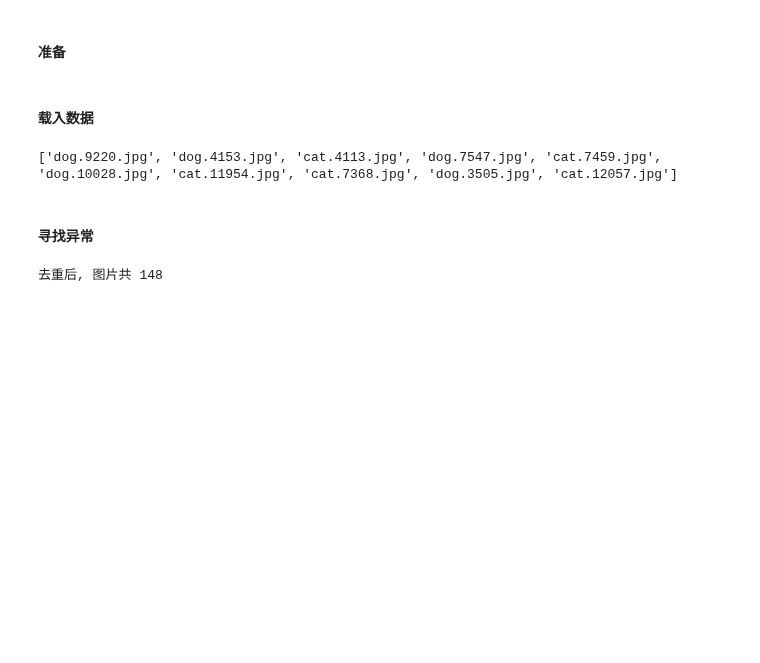
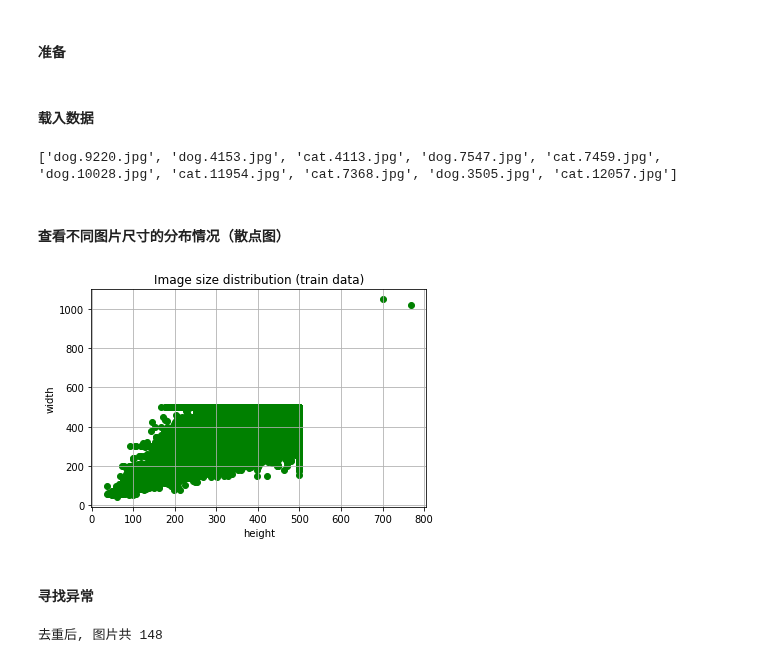
Before and after one commit to R9python/udacity, a Jupyter notebook: ml.pro/p7/p7.ipynb, the cells around one changed output. Saved outputs shown, nothing was run; the diff lists cells and outputs as text; code cells hidden in the pictures; blank space fills up the shorter version.

```diff
--- a/ml.pro/p7/p7.ipynb
+++ b/ml.pro/p7/p7.ipynb
@@ -46,6 +46,26 @@ train_files = os.listdir('train')
 print(train_files[0:10])
 # %% [output]
 ['dog.9220.jpg', 'dog.4153.jpg', 'cat.4113.jpg', 'dog.7547.jpg', 'cat.7459.jpg', 'dog.10028.jpg', 'cat.11954.jpg', 'cat.7368.jpg', 'dog.3505.jpg', 'cat.12057.jpg']
+# %% [markdown]
+#### 查看不同图片尺寸的分布情况（散点图）
+# %%
+img_h = []
+img_w = []
+for file in tqdm(train_files):
+    img = mpimg.imread('train/' + file)
+    img_h.append(img.shape[0])
+    img_w.append(img.shape[1])
+
+plt.scatter(img_h,img_w,c='g')
+plt.grid(True)
+plt.title('Image size distribution (train data)')
+# plt.xlim(0, 600)
+plt.xlabel('height')
+# plt.ylim(0, 600)
+plt.ylabel('width')
+plt.show()
+# %% [output]
+[figure, added]
 # %% [markdown]
 #### 寻找异常
 # %%
```
Also changed, not shown: parts of 5 cells of this notebook, 1 other file.
